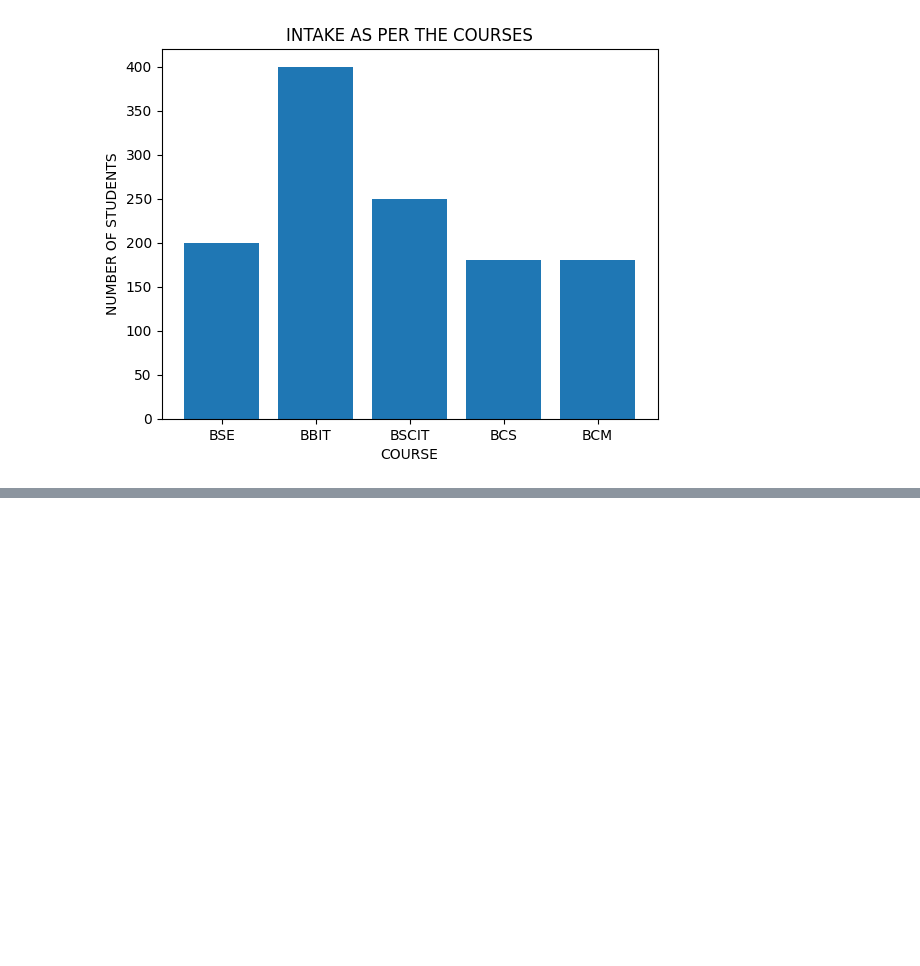
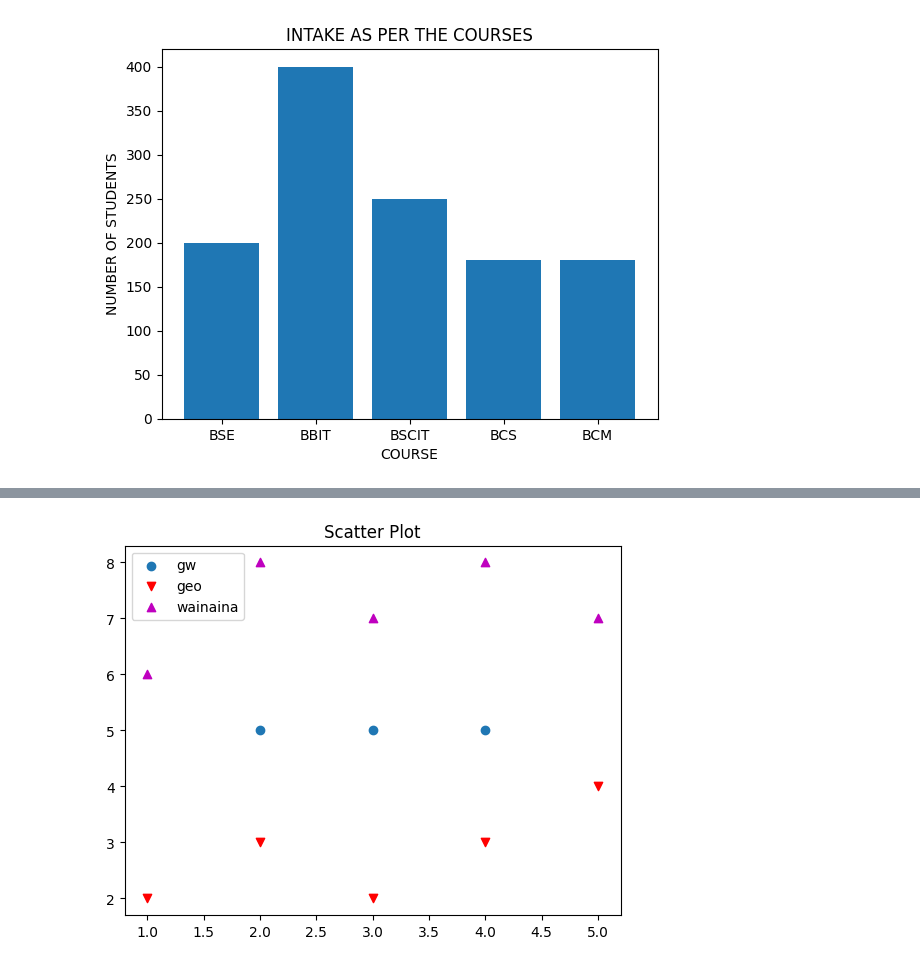
Before and after one commit to Maxwell-Muthui-Mwangi/Ballershopke-Python_Data-Science, a Jupyter notebook: Data_Science_Learning.ipynb, the cells around one changed output, grey strips where cells are left out. Drawn from its saved outputs; the diff is of its cells as text; code cells hidden in the pictures; blank space fills up the shorter version.

```diff
--- a/Data_Science_Learning.ipynb
+++ b/Data_Science_Learning.ipynb
@@ -567,0 +593,16 @@ plt.show()
+# %%
+#Scatter Plots
+import matplotlib.pyplot as plt
+x1 = [2, 3, 4]
+y1 = [5, 5, 5]
+x2 = [1, 2, 3, 4, 5]
+y2 = [2, 3, 2, 3, 4]
+y3 = [6, 8, 7, 8, 7]
+plt.scatter(x1, y1, label="gw")
+plt.scatter(x2, y2, label="geo", marker='v', color='r')
+plt.scatter(x2, y3, label="wainaina", marker='^', color='m')
+plt.title('Scatter Plot')
+plt.legend()
+plt.show()
+# %% [output]
+[figure, added]
```
Also changed, not shown: parts of 6 cells of this notebook.
